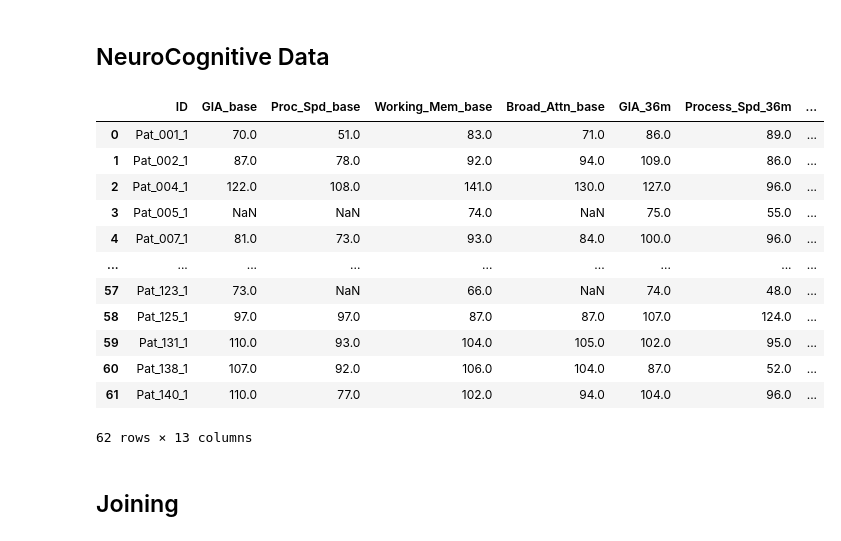
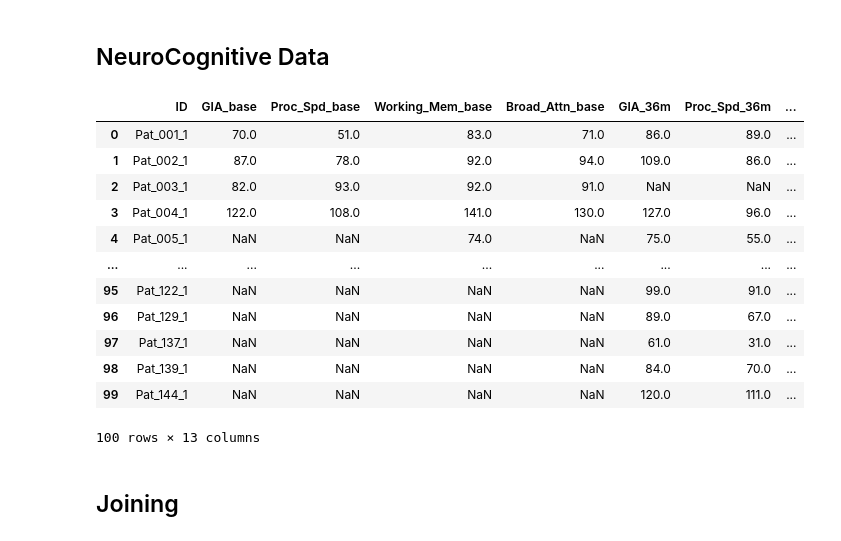
Before and after one commit to Hadi2468/DTI_Clustering, a Jupyter notebook: NeuroCognitive_R.ipynb, the cells around one changed output. Drawn from its saved outputs; the diff is of its cells as text; code cells hidden in the pictures.

Commit message:
Outer Join

```diff
--- a/NeuroCognitive_R.ipynb
+++ b/NeuroCognitive_R.ipynb
@@ -170,37 +170,44 @@ Pandas           1.1.4
 # %%
 ## Master Neurocognitive Scores
 
 # df_base = pd.read_csv('../Data/data_random_1/Neurocognitive/baseline.csv')
 # df_base = df_base.drop(['Phase_Description'], axis=1)
-# df_base = df_base.rename(columns={'GIA_SS': 'GIA_base', 'Proc_Spd_SS': 'Process_Spd_base',
+# df_base = df_base.rename(columns={'GIA_SS': 'GIA_base', 'Proc_Spd_SS': 'Proc_Spd_base',
 #                                   'Working_Mem_SS': 'Working_Mem_base', 'Broad_Attn_SS': 'Broad_Attn_base'})
 # df_m36 = pd.read_csv('../Data/data_random_1/Neurocognitive/m36.csv')
 # df_m36 = df_m36.drop(['Phase_Description'], axis=1)
-# df_m36 = df_m36.rename(columns={'GIA_SS': 'GIA_36m', 'Proc_Spd_SS': 'Process_Spd_36m',
+# df_m36 = df_m36.rename(columns={'GIA_SS': 'GIA_36m', 'Proc_Spd_SS': 'Proc_Spd_36m',
 #                                 'Working_Mem_SS': 'Working_Mem_36m', 'Broad_Attn_SS': 'Broad_Attn_36m'})
 # df_m36base_all_scores = pd.read_csv('../Data/data_random_1/Neurocognitive_Joins/df_m36base_all_scores.csv')
 # df_m36base_all_scores = df_m36base_all_scores.rename(columns={'GIA_SS': 'GIA_diff', 'Proc_Spd_SS': 'Process_Spd_diff',
 #                                                               'Working_Mem_SS': 'Working_Mem_diff', 'Broad_Attn_SS': 'Broad_Attn_diff'})
+# ## Inner Join
 # master_score = pd.merge(df_base, df_m36, how='inner', on=['ID'])
 # master_score = pd.merge(master_score, df_m36base_all_scores, how='inner', on=['ID'])
-# master_score.to_csv('../Data/data_random_1/Neurocognitive_Joins/master_score.csv', index=False)
+# ## master_score.to_csv('../Data/data_random_1/Neurocognitive_Joins/master_score.csv', index=False)
 
-master_score = pd.read_csv(r'../Data/data_random_1/Neurocognitive_Joins/master_score.csv')
+# ## Outer Join
+# master_score = pd.merge(df_base, df_m36, how='outer', on=['ID'])
+# master_score = pd.merge(master_score, df_m36base_all_scores, how='outer', on=['ID'])
+# ## master_score.to_csv('../Data/data_random_1/Neurocognitive_Joins/master_score_union.csv', index=False)
+
+# master_score = pd.read_csv(r'../Data/data_random_1/Neurocognitive_Joins/master_score.csv')
+master_score = pd.read_csv(r'../Data/data_random_1/Neurocognitive_Joins/master_score_union.csv')
 master_score
 # %% [output]
-|  | ID | GIA_base | Proc_Spd_base | Working_Mem_base | Broad_Attn_base | GIA_36m | Process_Spd_36m | ... |
+|  | ID | GIA_base | Proc_Spd_base | Working_Mem_base | Broad_Attn_base | GIA_36m | Proc_Spd_36m | ... |
 | 0 | Pat_001_1 | 70.0 | 51.0 | 83.0 | 71.0 | 86.0 | 89.0 | ... |
 | 1 | Pat_002_1 | 87.0 | 78.0 | 92.0 | 94.0 | 109.0 | 86.0 | ... |
-| 2 | Pat_004_1 | 122.0 | 108.0 | 141.0 | 130.0 | 127.0 | 96.0 | ... |
-| 3 | Pat_005_1 | NaN | NaN | 74.0 | NaN | 75.0 | 55.0 | ... |
-| 4 | Pat_007_1 | 81.0 | 73.0 | 93.0 | 84.0 | 100.0 | 96.0 | ... |
+| 2 | Pat_003_1 | 82.0 | 93.0 | 92.0 | 91.0 | NaN | NaN | ... |
+| 3 | Pat_004_1 | 122.0 | 108.0 | 141.0 | 130.0 | 127.0 | 96.0 | ... |
+| 4 | Pat_005_1 | NaN | NaN | 74.0 | NaN | 75.0 | 55.0 | ... |
 | ... | ... | ... | ... | ... | ... | ... | ... | ... |
-| 57 | Pat_123_1 | 73.0 | NaN | 66.0 | NaN | 74.0 | 48.0 | ... |
-| 58 | Pat_125_1 | 97.0 | 97.0 | 87.0 | 87.0 | 107.0 | 124.0 | ... |
-| 59 | Pat_131_1 | 110.0 | 93.0 | 104.0 | 105.0 | 102.0 | 95.0 | ... |
-| 60 | Pat_138_1 | 107.0 | 92.0 | 106.0 | 104.0 | 87.0 | 52.0 | ... |
-| 61 | Pat_140_1 | 110.0 | 77.0 | 102.0 | 94.0 | 104.0 | 96.0 | ... |
+| 95 | Pat_122_1 | NaN | NaN | NaN | NaN | 99.0 | 91.0 | ... |
+| 96 | Pat_129_1 | NaN | NaN | NaN | NaN | 89.0 | 67.0 | ... |
+| 97 | Pat_137_1 | NaN | NaN | NaN | NaN | 61.0 | 31.0 | ... |
+| 98 | Pat_139_1 | NaN | NaN | NaN | NaN | 84.0 | 70.0 | ... |
+| 99 | Pat_144_1 | NaN | NaN | NaN | NaN | 120.0 | 111.0 | ... |
-62 rows × 13 columns
+100 rows × 13 columns
 # %% [markdown]
 ## Joining
 # %%
```
Also changed, not shown: 2 other files.
